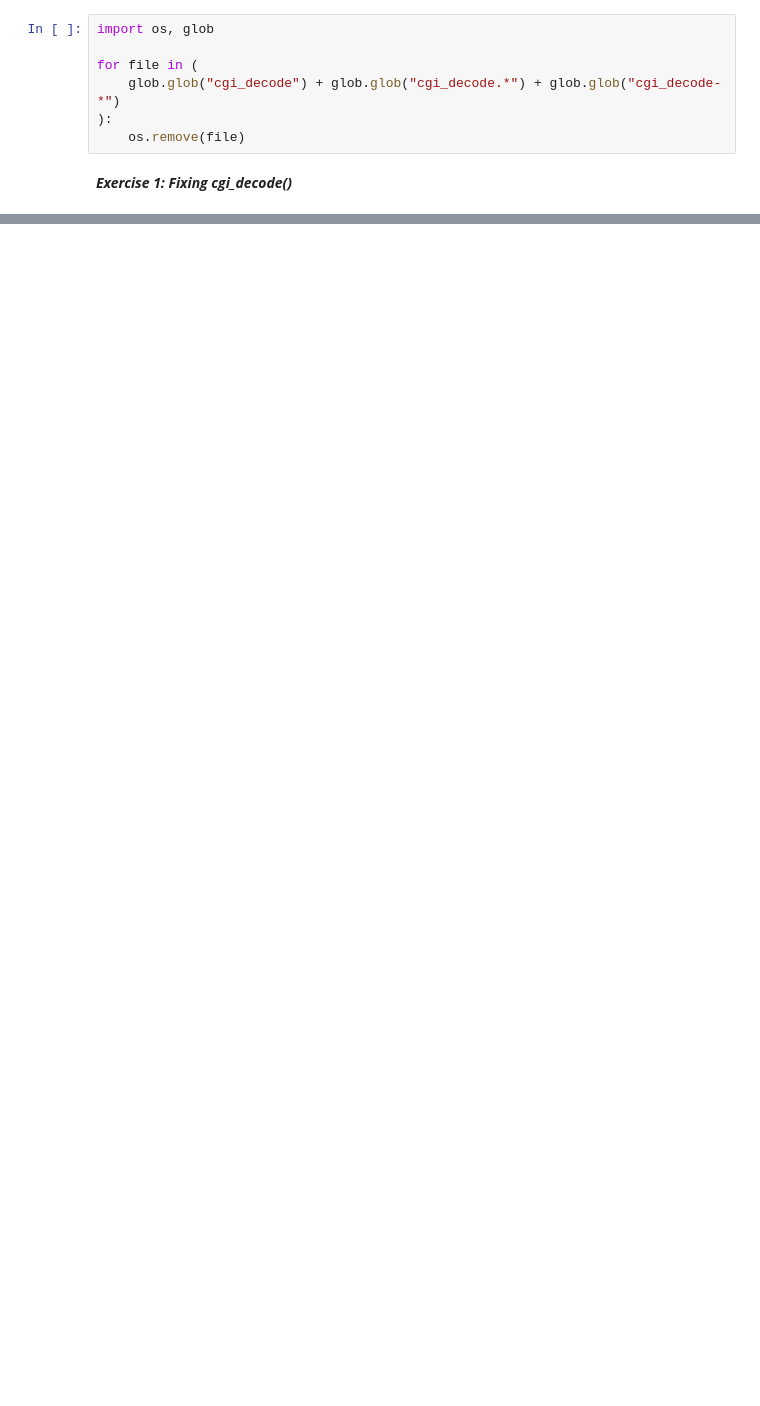
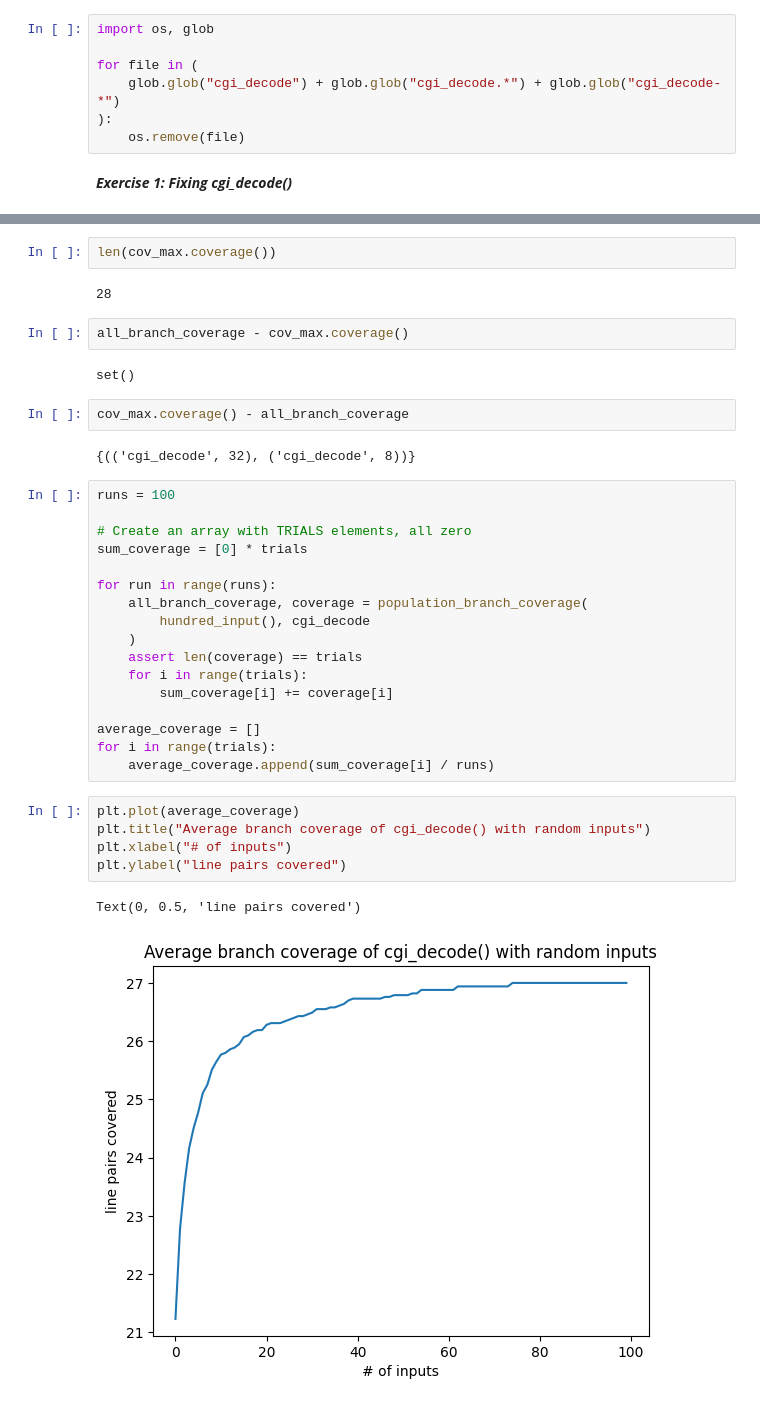
Before and after one commit to mercurialus/concurrency-testing-fuzzing, a Jupyter notebook: section_2.2.ipynb, the cells around one changed output, grey strips where cells are left out. Drawn from its saved outputs; the diff is of its cells as text; blank space fills up the shorter version.

```diff
--- a/section_2.2.ipynb
+++ b/section_2.2.ipynb
@@ -600,0 +765,37 @@ AssertionError:
+# %%
+len(cov_max.coverage())
+# %% [output]
+28
+# %%
+all_branch_coverage - cov_max.coverage()
+# %% [output]
+set()
+# %%
+cov_max.coverage() - all_branch_coverage
+# %% [output]
+{(('cgi_decode', 32), ('cgi_decode', 8))}
+# %%
+runs = 100
+
+# Create an array with TRIALS elements, all zero
+sum_coverage = [0] * trials
+
+for run in range(runs):
+    all_branch_coverage, coverage = population_branch_coverage(
+        hundred_input(), cgi_decode
+    )
+    assert len(coverage) == trials
+    for i in range(trials):
+        sum_coverage[i] += coverage[i]
+
+average_coverage = []
+for i in range(trials):
+    average_coverage.append(sum_coverage[i] / runs)
+# %%
+plt.plot(average_coverage)
+plt.title("Average branch coverage of cgi_decode() with random inputs")
+plt.xlabel("# of inputs")
+plt.ylabel("line pairs covered")
+# %% [output]
+Text(0, 0.5, 'line pairs covered')
+[figure, added]
```
Also changed, not shown: parts of 37 cells of this notebook, 2 other files.
